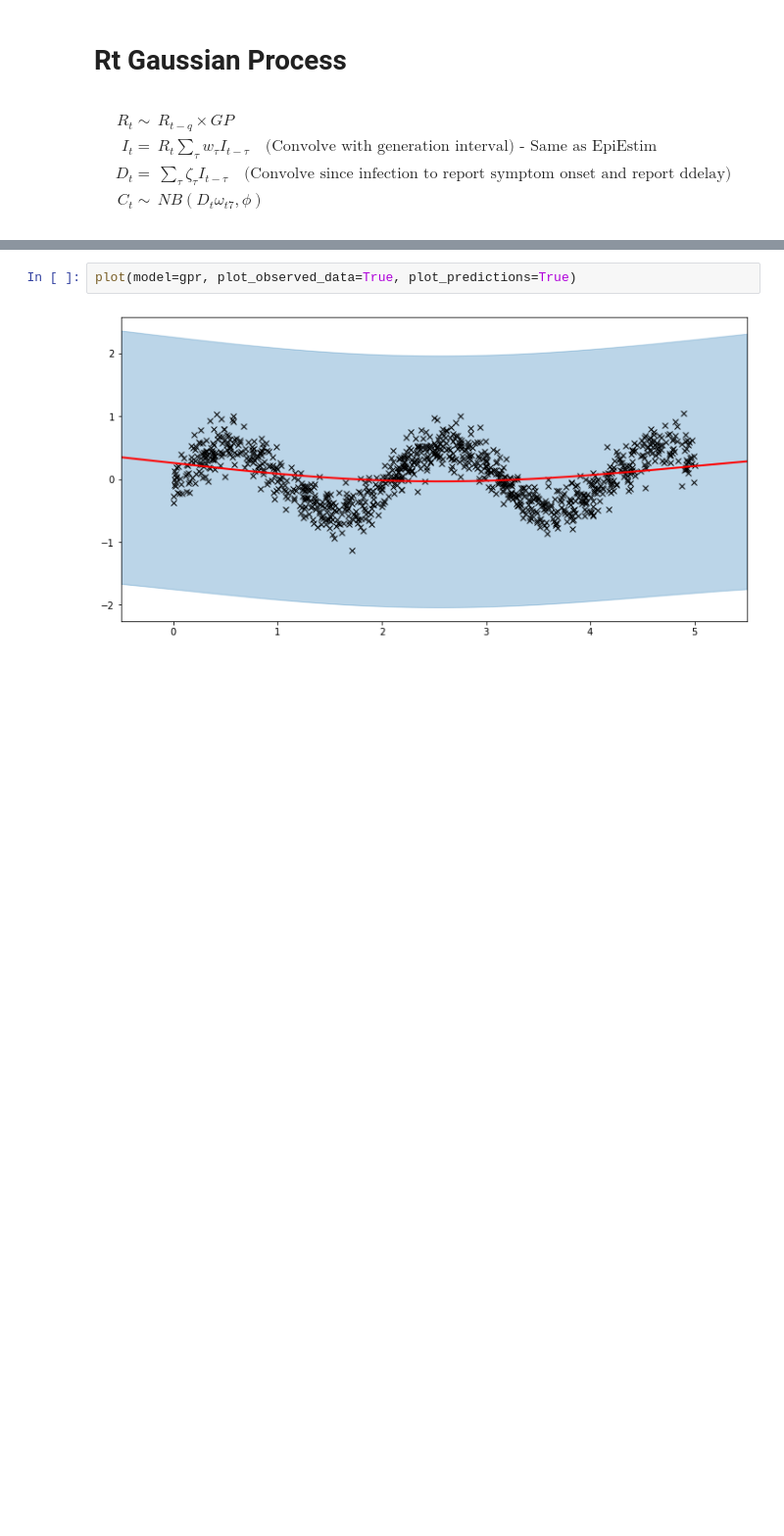
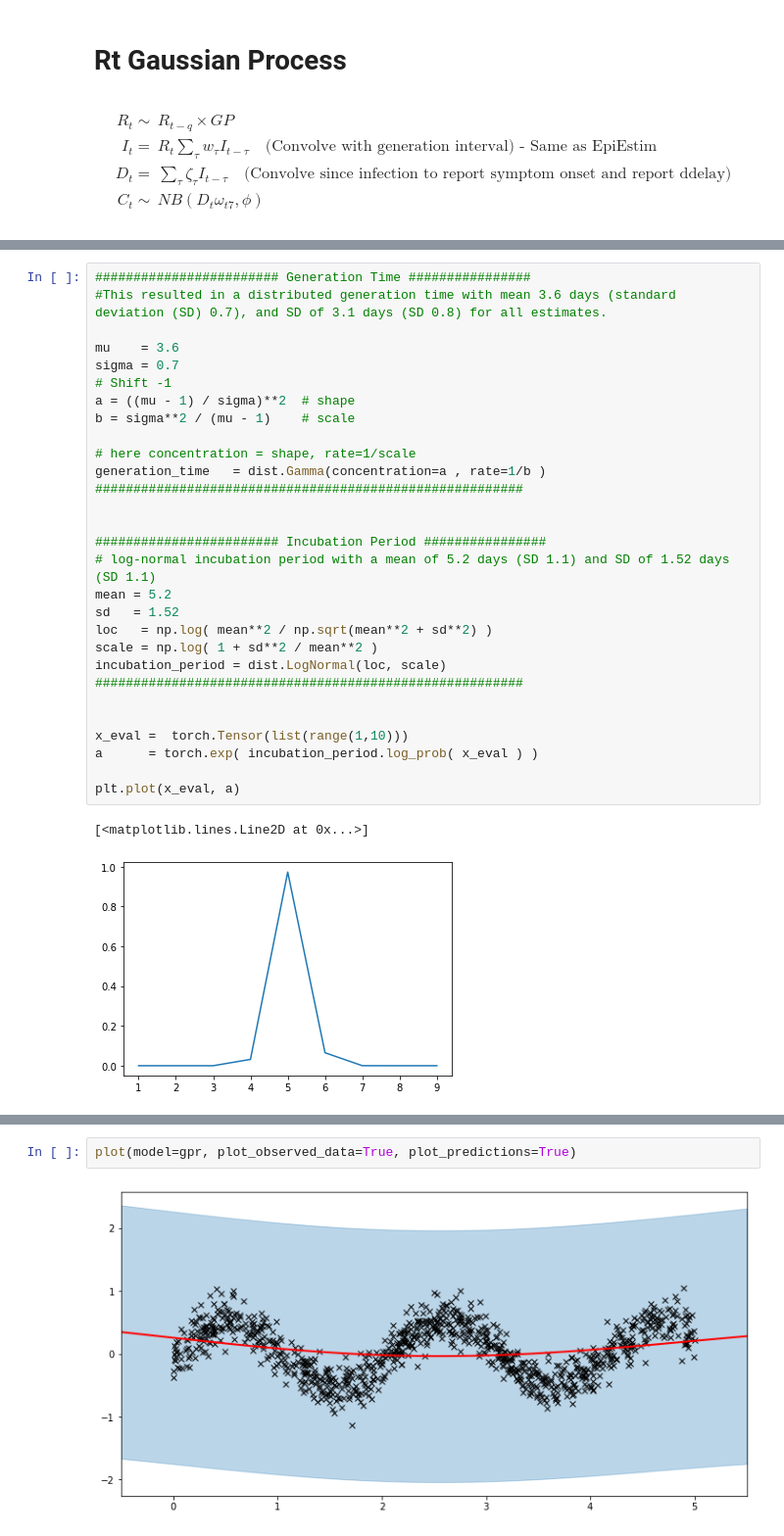
Before and after one commit to biomac-lab/covid19_forecast, a Jupyter notebook: prototypes/Rt_GaussianProcsess.ipynb, the cells around one changed output, grey strips where cells are left out. Shown at 98% size. Drawn from its saved outputs; the diff is of its cells as text; blank space fills up the shorter version.

```diff
--- a/prototypes/Rt_GaussianProcsess.ipynb
+++ b/prototypes/Rt_GaussianProcsess.ipynb
@@ -206,3 +303,35 @@ dist.Normal??
+# %%
+######################## Generation Time ################
+#This resulted in a distributed generation time with mean 3.6 days (standard deviation (SD) 0.7), and SD of 3.1 days (SD 0.8) for all estimates.
+
+mu    = 3.6
+sigma = 0.7
+# Shift -1
+a = ((mu - 1) / sigma)**2  # shape
+b = sigma**2 / (mu - 1)    # scale
+
+# here concentration = shape, rate=1/scale
+generation_time   = dist.Gamma(concentration=a , rate=1/b )
+########################################################
+
+
+######################## Incubation Period ################
+# log-normal incubation period with a mean of 5.2 days (SD 1.1) and SD of 1.52 days (SD 1.1)
+mean = 5.2
+sd   = 1.52
+loc   = np.log( mean**2 / np.sqrt(mean**2 + sd**2) )
+scale = np.log( 1 + sd**2 / mean**2 )
+incubation_period = dist.LogNormal(loc, scale)
+########################################################
+
+
+x_eval =  torch.Tensor(list(range(1,10)))
+a      = torch.exp( incubation_period.log_prob( x_eval ) )
+
+plt.plot(x_eval, a)
+# %% [output]
+[<matplotlib.lines.Line2D at 0x...>]
+[figure, added]
 # %%
 from pyro.infer import MCMC, NUTS
 
```
Also changed, not shown: parts of 8 cells of this notebook.
